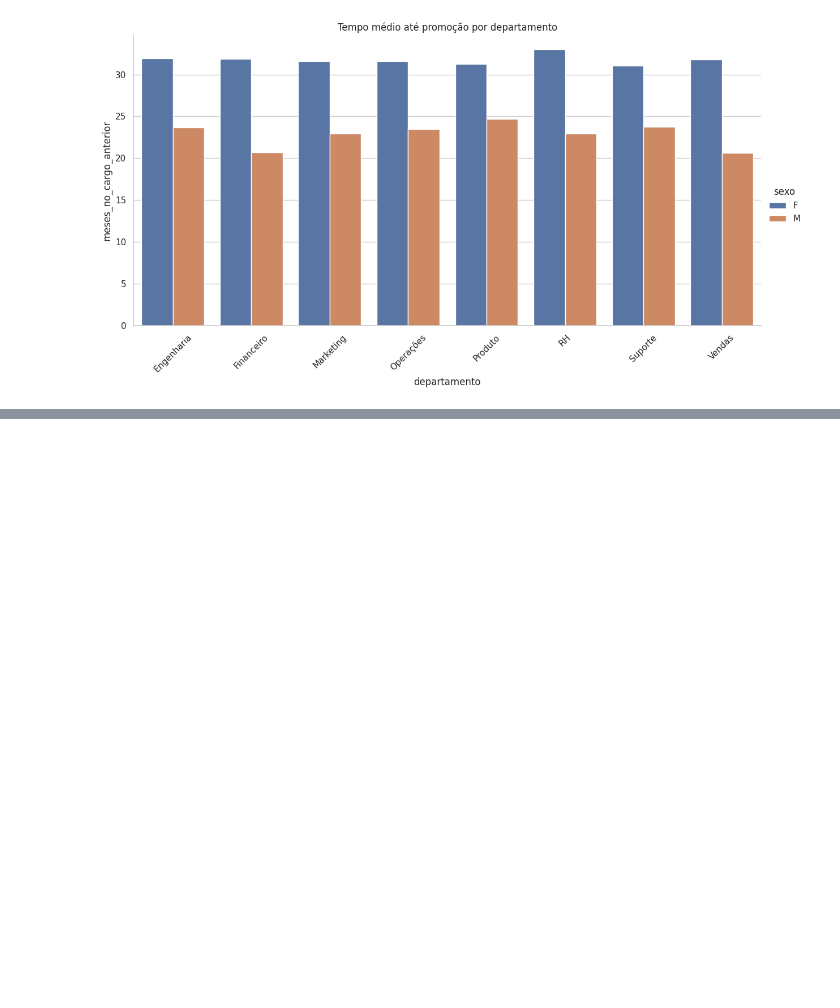
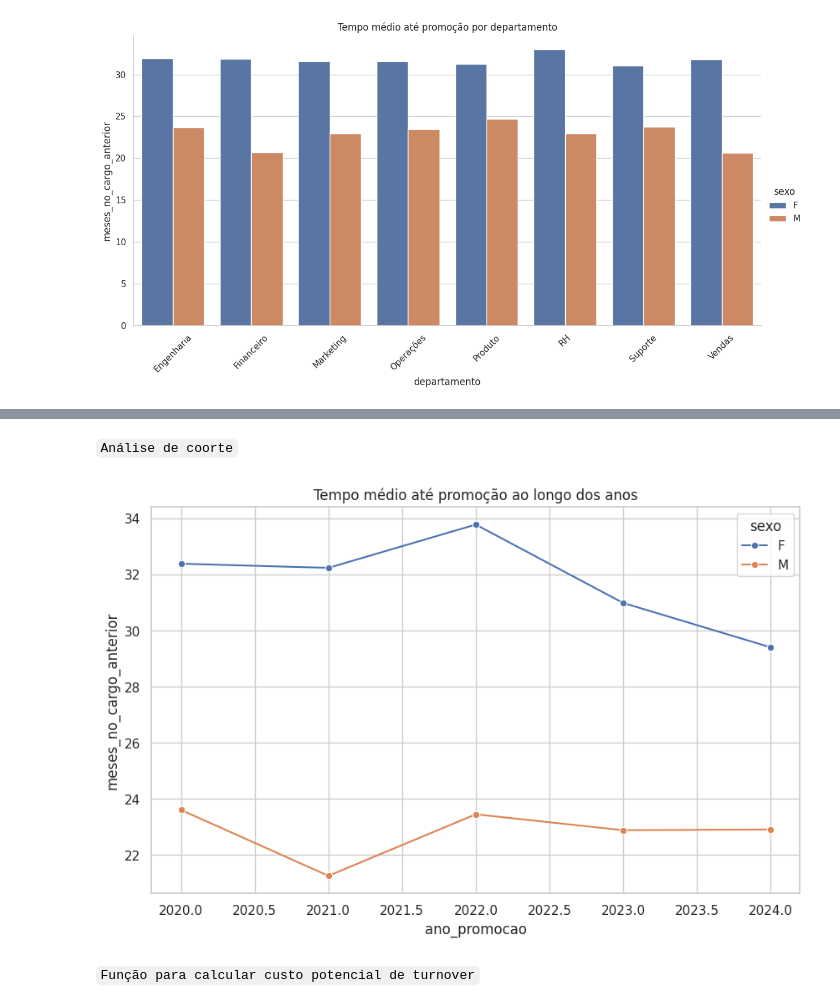
Before and after one commit to marciacastro03/projeto_07-Dossi-Exodus-Crise-de-Talentos_-CDT13, a Jupyter notebook: etl_historico_promocoes.ipynb, the cells around one changed output, grey strips where cells are left out. Cells and saved outputs as stored; diff of their text form; code cells hidden in the pictures; blank space fills up the shorter version.

```diff
--- a/etl_historico_promocoes.ipynb
+++ b/etl_historico_promocoes.ipynb
@@ -158,0 +200,25 @@ plt.show()
+# %% [markdown]
+`Análise de coorte`
+# %%
+df_historico_promocoes["ano_promocao"] = df_historico_promocoes["data_promocao"].dt.year
+coorte = df_historico_promocoes.groupby(
+    ["ano_promocao","sexo"]
+)["meses_no_cargo_anterior"].mean().reset_index()
+
+coorte.head()
+
+sns.lineplot(
+    data=coorte,
+    x="ano_promocao",
+    y="meses_no_cargo_anterior",
+    hue="sexo",
+    marker="o"
+)
+
+plt.title("Tempo médio até promoção ao longo dos anos")
+
+plt.show()
+# %% [output]
+[figure, added]
+# %% [markdown]
+`Função para calcular custo potencial de turnover`
```
Also changed, not shown: parts of 6 cells of this notebook.
